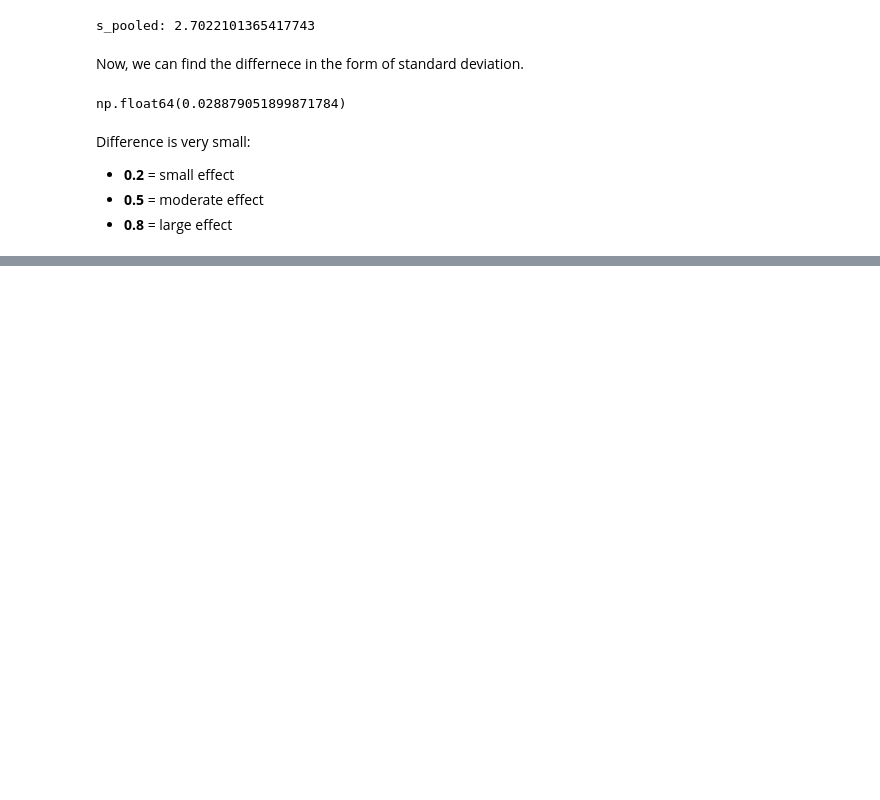
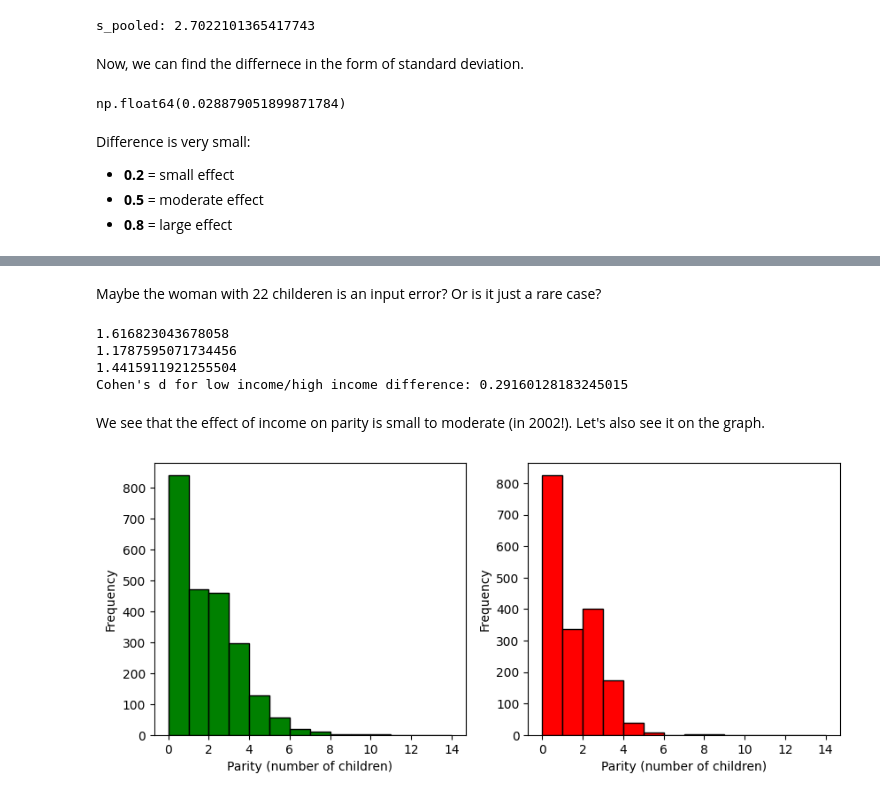
Before and after one commit to dybdeskarphet/statistics, a Jupyter notebook: notes/think_stats/02_distributions.ipynb, the cells around one changed output, grey strips where cells are left out. Drawn from its saved outputs; the diff is of its cells as text; code cells hidden in the pictures; blank space fills up the shorter version.

```diff
--- a/notes/think_stats/02_distributions.ipynb
+++ b/notes/think_stats/02_distributions.ipynb
@@ -284,0 +321,33 @@ Difference is very small:
+# %% [markdown]
+Maybe the woman with 22 childeren is an input error? Or is it just a rare case?
+# %%
+low_income_parity=fem[fem["totincr"].between(1,6, inclusive="both")]["parity"]
+high_income_parity=fem[fem["totincr"].between(13,14, inclusive="both")]["parity"]
+# %%
+s_pooled = sqrt(
+    ((low_income_parity.count() - 1) * low_income_parity.var() + (high_income_parity.count() - 1) * high_income_parity.var()) /
+    (low_income_parity.count() + high_income_parity.count() - 2)
+)
+
+print(low_income_parity.std())
+print(high_income_parity.std())
+print(s_pooled)
+print(f"Cohen's d for low income/high income difference: {(low_income_parity.mean() - high_income_parity.mean())/s_pooled}")
+# %% [output]
+1.616823043678058
+1.1787595071734456
+1.4415911921255504
+Cohen's d for low income/high income difference: 0.29160128183245015
+# %% [markdown]
+We see that the effect of income on parity is small to moderate (in 2002!). Let's also see it on the graph.
+# %%
+fig, axes = plt.subplots(1,2, figsize=(10,4))
+
+axes[0].hist(low_income_parity, color="green",edgecolor="black", bins=np.arange(0,15))
+axes[1].hist(high_income_parity, color="red",edgecolor="black",bins=np.arange(0,15))
+
+for ax in axes:
+    ax.set_xlabel("Parity (number of children)")
+    ax.set_ylabel("Frequency")
+# %% [output]
+[figure, added]
```
Also changed, not shown: parts of 6 cells of this notebook, 2 other files.
